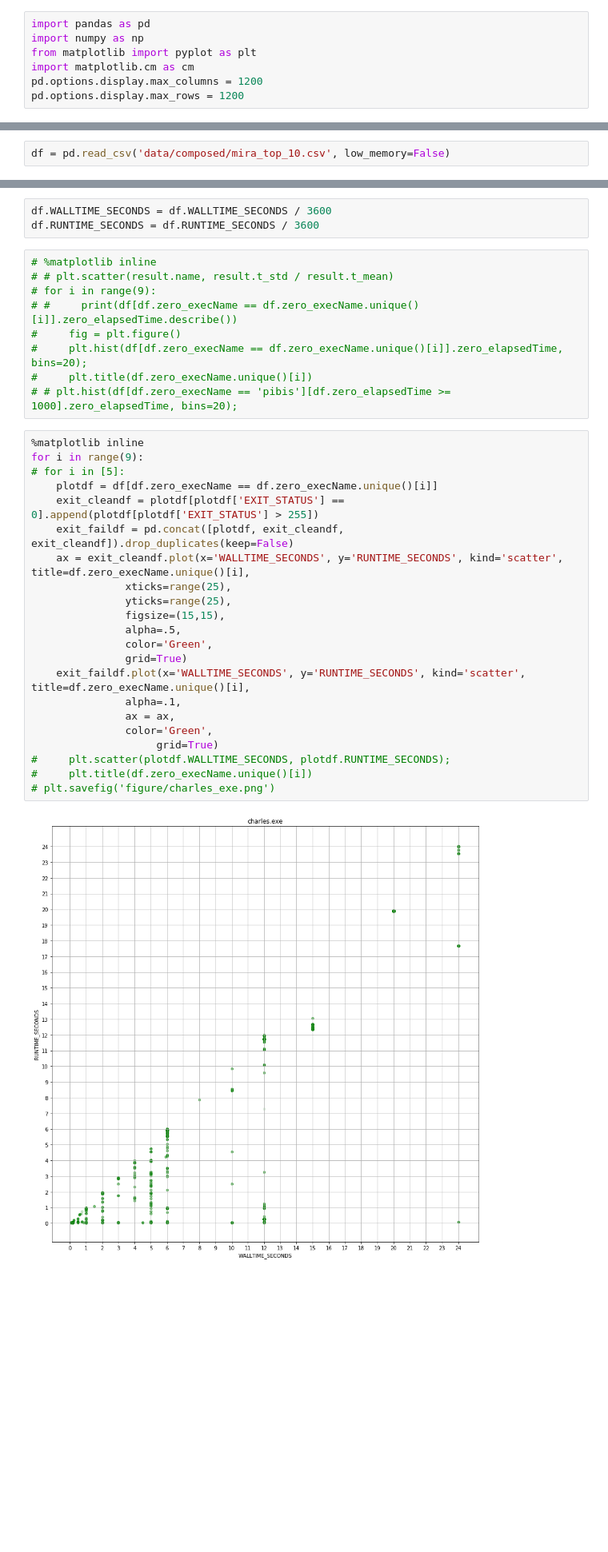
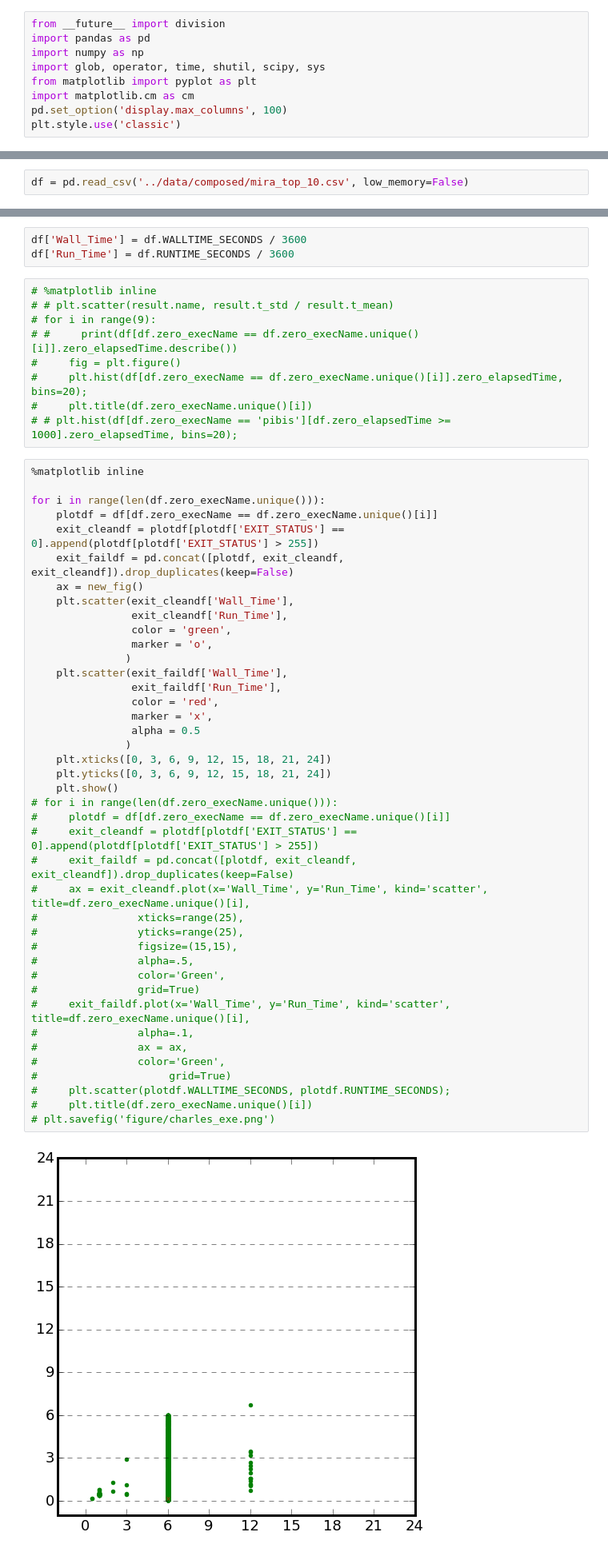
Before and after one commit to LuckierDodge/alcf-jupyter-notebooks, a Jupyter notebook: rlewis_nb/ElapsedTimeVariance.ipynb, the cells around one changed output, grey strips where cells are left out. Shown: that part at 80% size. Saved outputs shown, nothing was run; the diff lists cells and outputs as text; blank space fills up the shorter version.

Commit message:
Latest figure updates

```diff
--- a/rlewis_nb/ElapsedTimeVariance.ipynb
+++ b/rlewis_nb/ElapsedTimeVariance.ipynb
@@ -1,7 +1,9 @@
 # %%
+from __future__ import division
 import pandas as pd
 import numpy as np
+import glob, operator, time, shutil, scipy, sys
 from matplotlib import pyplot as plt
 import matplotlib.cm as cm
-pd.options.display.max_columns = 1200
-pd.options.display.max_rows = 1200
+pd.set_option('display.max_columns', 100)
+plt.style.use('classic')
@@ -8,5 +25,5 @@ pd.options.display.max_rows = 1200
 # %%
-df = pd.read_csv('data/composed/mira_top_10.csv', low_memory=False)
+df = pd.read_csv('../data/composed/mira_top_10.csv', low_memory=False)
 # %%
 # df.dropna(inplace=True)
 # for cols in df.columns:
@@ -26,6 +44,6 @@ df.USED_CORE_HOURS.sum()
 # %%
-df.WALLTIME_SECONDS = df.WALLTIME_SECONDS / 3600
-df.RUNTIME_SECONDS = df.RUNTIME_SECONDS / 3600
+df['Wall_Time'] = df.WALLTIME_SECONDS / 3600
+df['Run_Time'] = df.RUNTIME_SECONDS / 3600
 # %%
 # %matplotlib inline
 # # plt.scatter(result.name, result.t_std / result.t_mean)
@@ -37,25 +55,44 @@ df.RUNTIME_SECONDS = df.RUNTIME_SECONDS / 3600
 # # plt.hist(df[df.zero_execName == 'pibis'][df.zero_elapsedTime >= 1000].zero_elapsedTime, bins=20);
 # %%
 %matplotlib inline
-for i in range(9):
-# for i in [5]:
+
+for i in range(len(df.zero_execName.unique())):
     plotdf = df[df.zero_execName == df.zero_execName.unique()[i]]
     exit_cleandf = plotdf[plotdf['EXIT_STATUS'] == 0].append(plotdf[plotdf['EXIT_STATUS'] > 255])
     exit_faildf = pd.concat([plotdf, exit_cleandf, exit_cleandf]).drop_duplicates(keep=False)
-    ax = exit_cleandf.plot(x='WALLTIME_SECONDS', y='RUNTIME_SECONDS', kind='scatter', title=df.zero_execName.unique()[i],
-               xticks=range(25),
-               yticks=range(25),
-               figsize=(15,15),
-               alpha=.5,
-               color='Green',
-               grid=True)
-    exit_faildf.plot(x='WALLTIME_SECONDS', y='RUNTIME_SECONDS', kind='scatter', title=df.zero_execName.unique()[i],
-               alpha=.1,
-               ax = ax,
-               color='Green',
-                    grid=True)
+    ax = new_fig()
+    plt.scatter(exit_cleandf['Wall_Time'],
+                exit_cleandf['Run_Time'],
+                color = 'green',
+                marker = 'o',
+               )
+    plt.scatter(exit_faildf['Wall_Time'],
+                exit_faildf['Run_Time'],
+                color = 'red',
+                marker = 'x',
+                alpha = 0.5
+               )
+    plt.xticks([0, 3, 6, 9, 12, 15, 18, 21, 24])
+    plt.yticks([0, 3, 6, 9, 12, 15, 18, 21, 24])
+    plt.show()
+# for i in range(len(df.zero_execName.unique())):
+#     plotdf = df[df.zero_execName == df.zero_execName.unique()[i]]
+#     exit_cleandf = plotdf[plotdf['EXIT_STATUS'] == 0].append(plotdf[plotdf['EXIT_STATUS'] > 255])
+#     exit_faildf = pd.concat([plotdf, exit_cleandf, exit_cleandf]).drop_duplicates(keep=False)
+#     ax = exit_cleandf.plot(x='Wall_Time', y='Run_Time', kind='scatter', title=df.zero_execName.unique()[i],
+#                xticks=range(25),
+#                yticks=range(25),
+#                figsize=(15,15),
+#                alpha=.5,
+#                color='Green',
+#                grid=True)
+#     exit_faildf.plot(x='Wall_Time', y='Run_Time', kind='scatter', title=df.zero_execName.unique()[i],
+#                alpha=.1,
+#                ax = ax,
+#                color='Green',
+#                     grid=True)
 #     plt.scatter(plotdf.WALLTIME_SECONDS, plotdf.RUNTIME_SECONDS);
 #     plt.title(df.zero_execName.unique()[i])
 # plt.savefig('figure/charles_exe.png')
 # %% [output]
-[figure, old version]
+[figure, new version]
```
Also changed, not shown: parts of 5 cells of this notebook, 8 other files.
